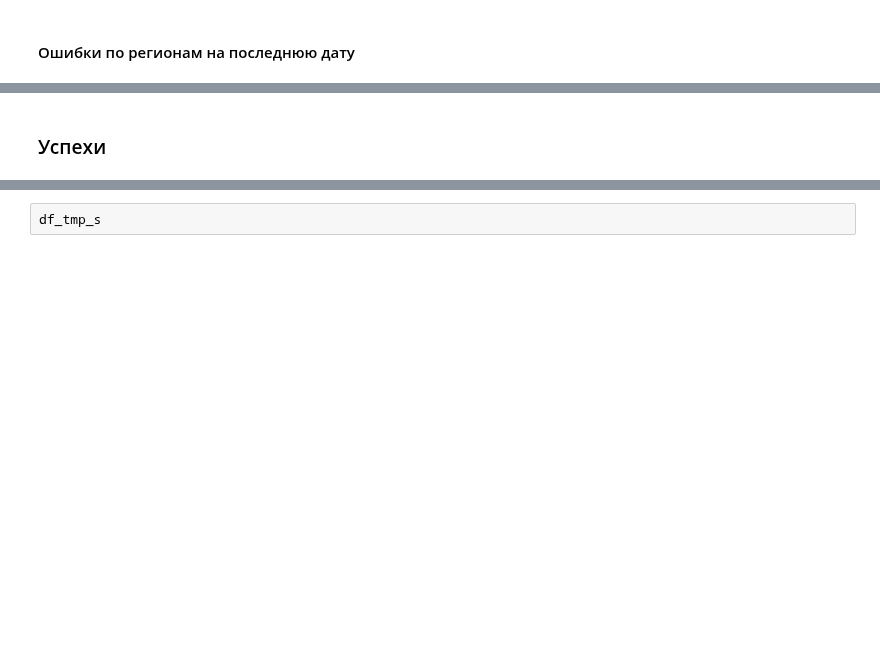
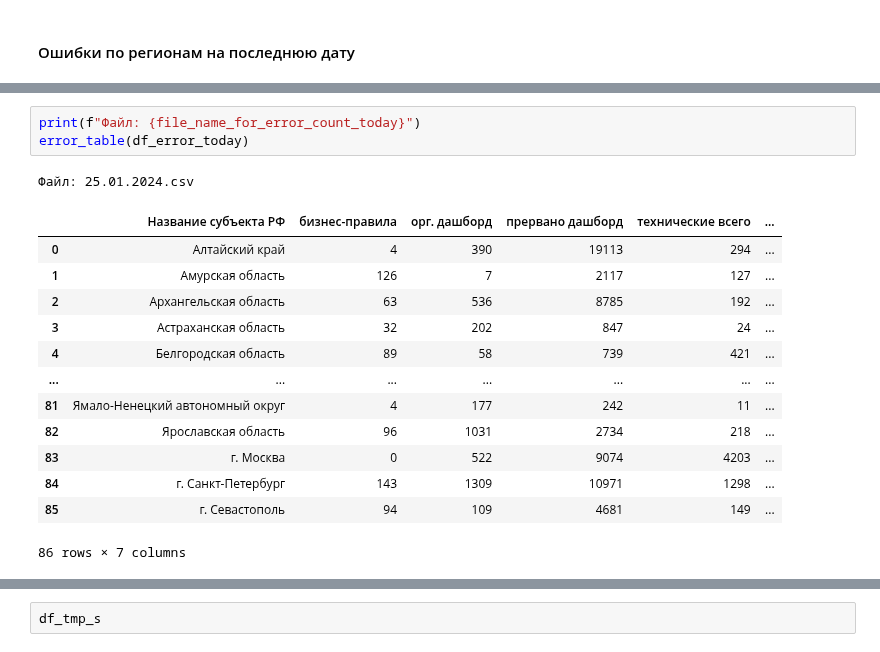
Before and after one commit to s-eremeev/eremeev, a Jupyter notebook: work/scripts/validation_tsifrimed.ipynb, the cells around one changed output, grey strips where cells are left out. Drawn from its saved outputs; the diff is of its cells as text; blank space fills up the shorter version.

```diff
--- a/work/scripts/validation_tsifrimed.ipynb
+++ b/work/scripts/validation_tsifrimed.ipynb
@@ -356,2 +366,18 @@ print(df_error_type.to_string(index=False))
-# %% [markdown]
-### Успехи
+# %%
+print(f"Файл: {file_name_for_error_count_today}")
+error_table(df_error_today)
+# %% [output]
+Файл: 25.01.2024.csv
+|  | Название субъекта РФ | бизнес-правила | орг. дашборд | прервано дашборд | технические всего | ... |
+| 0 | Алтайский край | 4 | 390 | 19113 | 294 | ... |
+| 1 | Амурская область | 126 | 7 | 2117 | 127 | ... |
+| 2 | Архангельская область | 63 | 536 | 8785 | 192 | ... |
+| 3 | Астраханская область | 32 | 202 | 847 | 24 | ... |
+| 4 | Белгородская область | 89 | 58 | 739 | 421 | ... |
+| ... | ... | ... | ... | ... | ... | ... |
+| 81 | Ямало-Ненецкий автономный округ | 4 | 177 | 242 | 11 | ... |
+| 82 | Ярославская область | 96 | 1031 | 2734 | 218 | ... |
+| 83 | г. Москва | 0 | 522 | 9074 | 4203 | ... |
+| 84 | г. Санкт-Петербург | 143 | 1309 | 10971 | 1298 | ... |
+| 85 | г. Севастополь | 94 | 109 | 4681 | 149 | ... |
+86 rows × 7 columns
```
Also changed, not shown: parts of 15 cells of this notebook, 1 other file.
